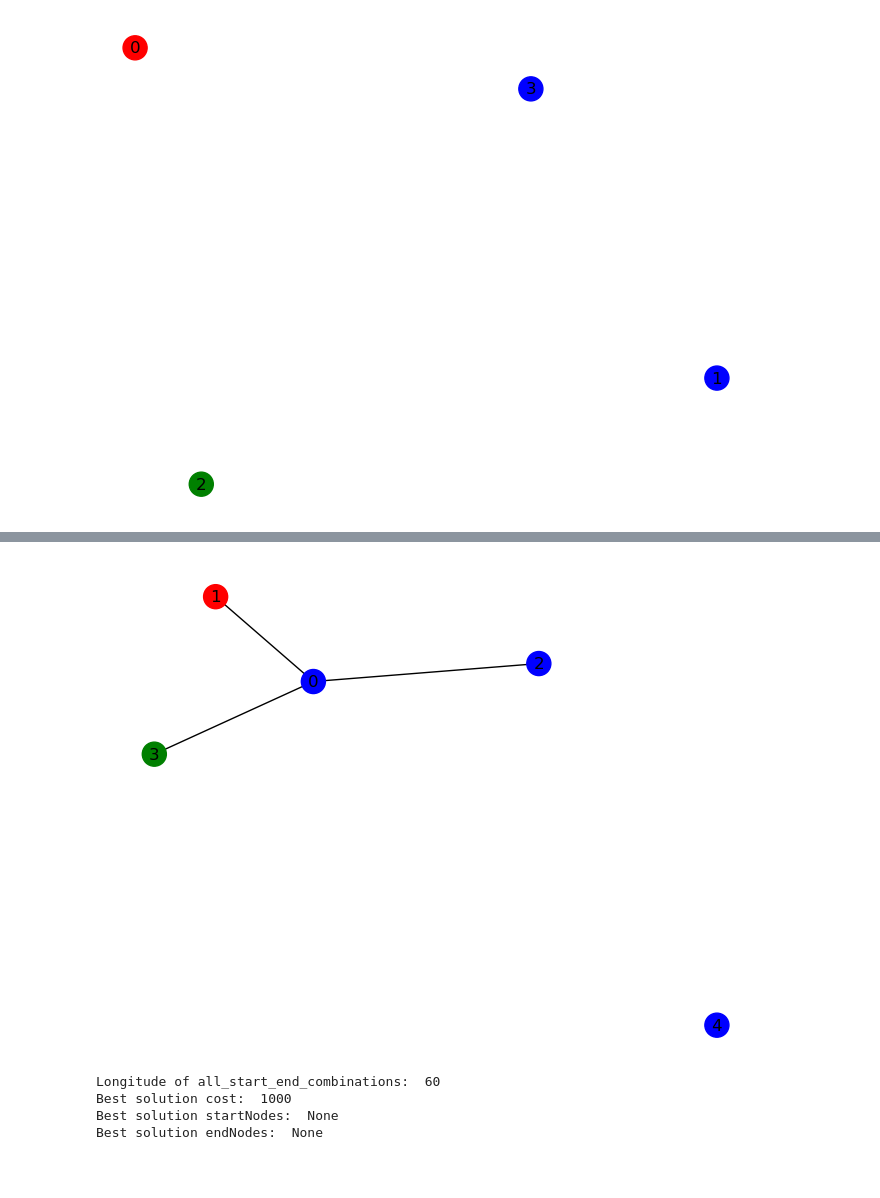
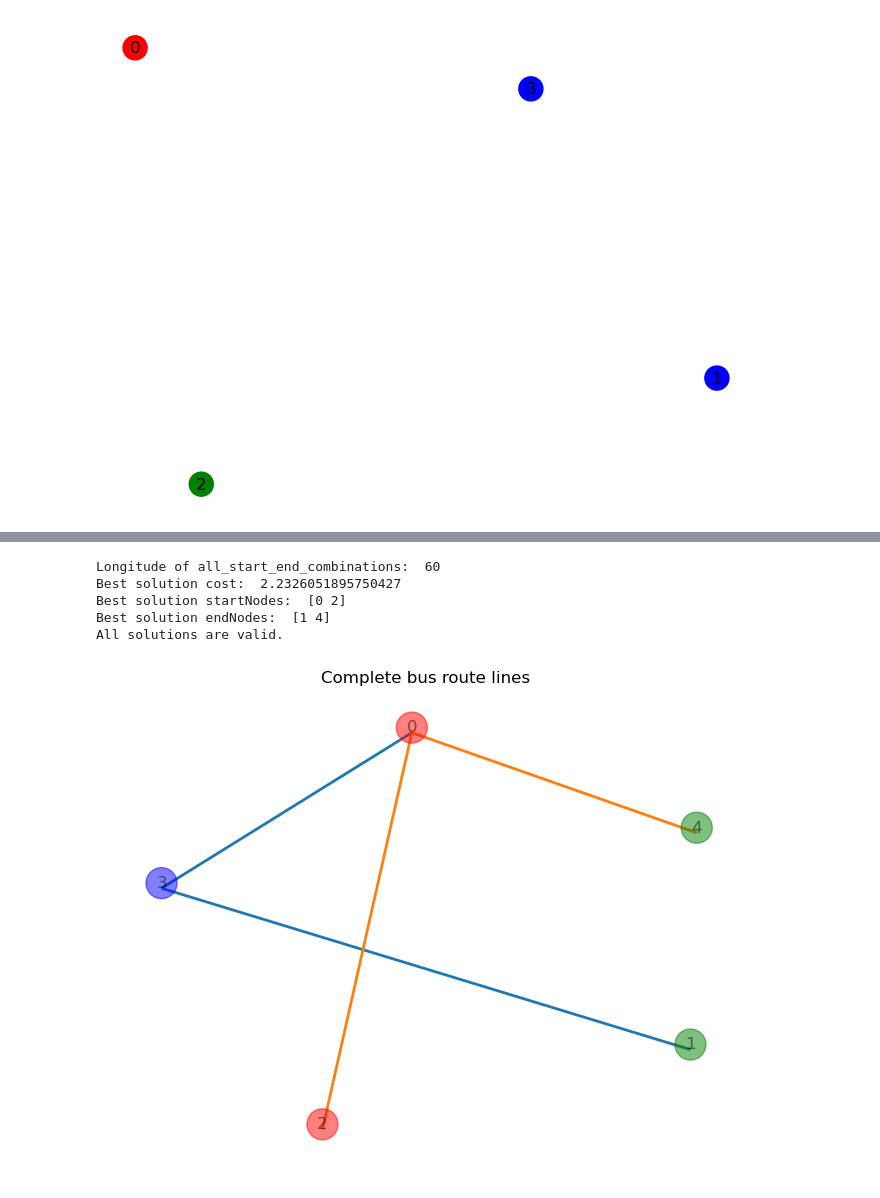
Before and after one commit to pasqal-io/Pasqal_Hackathon_Feb25_Team_03, a Jupyter notebook: TSP_QUBO_Solver_MULTILINE.ipynb, the cells around one changed output, grey strips where cells are left out. Drawn from its saved outputs; the diff is of its cells as text; code cells hidden in the pictures; blank space fills up the shorter version.

```diff
--- a/TSP_QUBO_Solver_MULTILINE.ipynb
+++ b/TSP_QUBO_Solver_MULTILINE.ipynb
@@ -83,7 +89,3 @@ draw_solution_graph(solutions_multiple_lines_uninformed[0], distances_N_stops_no
-# %%
-draw_solution_graph(solutions_multiple_lines_uninformed[1], distances_N_stops_normalized, p, startNodes[1], endNodes[1])
-# %% [output]
-[figure, removed]
 # %%
 # Try to solve in an uniformed way trying different start and end nodes and minimizing the total distance
 
@@ -94,23 +96,36 @@ best_solution_cost = 1000 # Silly high value
 best_solution_startNodes = None
 best_solution_endNodes = None
 print("Longitude of all_start_end_combinations: ", len(all_start_end_combinations))
-num_reads = 4000
+num_reads = 1000
 for startNodes, endNodes in all_start_end_combinations:
-    solutions_multiple_lines_uninformed = generate_solutions_for_multiple_lines_uninformed(distances_N_stops_normalized, p, startNodes, endNodes, L, all_lambdas, num_reads)
+    all_lambdas_best = [[(5-i)*load_lambda_means("lambdas_N_{}_p_{}".format(N,p))[i] for i in range(5)] for l in range(L)]
+    solutions_multiple_lines_uninformed = generate_solutions_for_multiple_lines_uninformed(distances_N_stops_normalized, p, startNodes, endNodes, L, all_lambdas_best, num_reads)
+    total_distance = distance_cost_of_multilines(solutions_multiple_lines_uninformed, distances_N_stops_normalized, p, bidirectional=True)
     if check_multiline_validity(solutions_multiple_lines_uninformed, N, p, startNodes, endNodes, L, returnFormat=True):
-        total_distance = distance_cost_of_multilines(solutions_multiple_lines_uninformed, distances_N_stops_normalized, p, bidirectional=True)
         if best_solution_cost > total_distance:
             best_solution = solutions_multiple_lines_uninformed
             best_solution_cost = total_distance
             best_solution_startNodes = startNodes
             best_solution_endNodes = endNodes
 
+    if best_solution is None:
+        best_solution = solutions_multiple_lines_uninformed
+        best_solution_cost = total_distance
+        best_solution_startNodes = startNodes
+        best_solution_endNodes = endNodes
 
+# all_lambdas_fine_tunning = [load_lambda_means("lambdas_N_{}_p_{}_startNode_{}_endNode_{}".format(N,p,startNodes[l],endNodes[l])) for l in range(L)]
 print("Best solution cost: ", best_solution_cost)
 print("Best solution startNodes: ", best_solution_startNodes)
 print("Best solution endNodes: ", best_solution_endNodes)
+check_multiline_validity(best_solution, N, p, best_solution_startNodes, best_solution_endNodes, L)
 # %% [output]
 Longitude of all_start_end_combinations:  60
-Best solution cost:  1000
-Best solution startNodes:  None
-Best solution endNodes:  None
+Best solution cost:  2.2326051895750427
+Best solution startNodes:  [0 2]
+Best solution endNodes:  [1 4]
+All solutions are valid.
+# %%
+draw_multiple_solutions_graph(best_solution, distances_N_stops_normalized, p, best_solution_startNodes, best_solution_endNodes)
+# %% [output]
+[figure, added]
```
Also changed, not shown: parts of 5 cells of this notebook, 3 other files.
